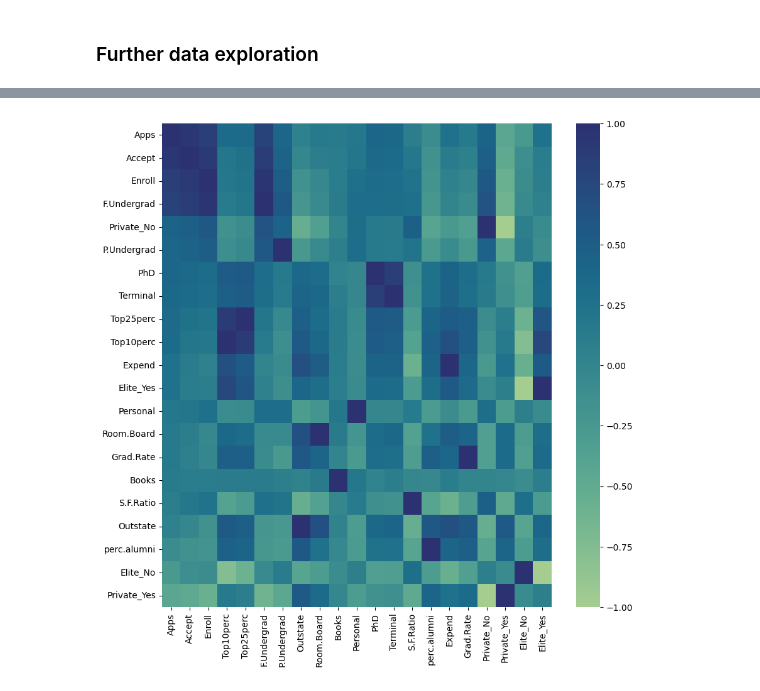
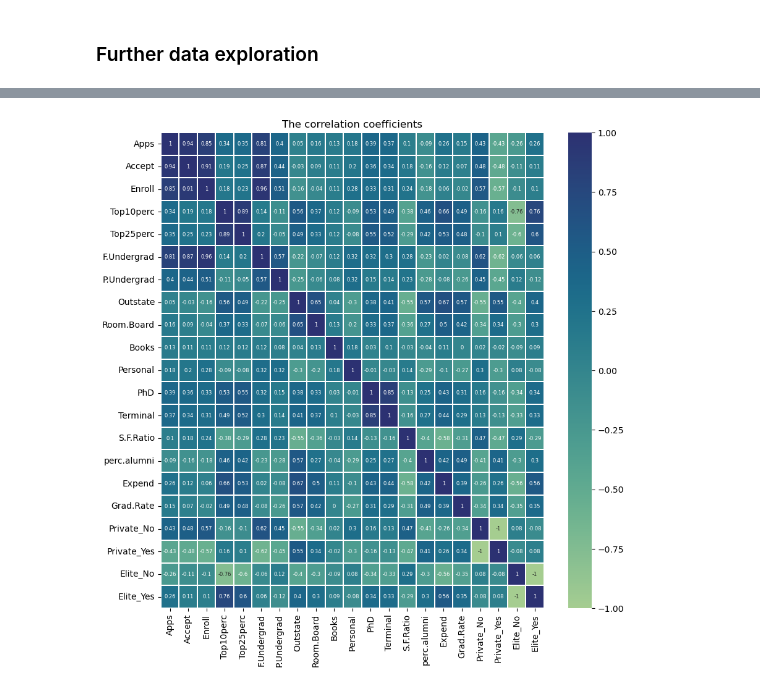
Before and after one commit to KatjaParak/Databehandling-Katsiaryna-Parakhnevich, a Jupyter notebook: Labs/Lab1.ipynb, the cells around one changed output, grey strips where cells are left out. Drawn from its saved outputs; the diff is of its cells as text; code cells hidden in the pictures.

```diff
--- a/Labs/Lab1.ipynb
+++ b/Labs/Lab1.ipynb
@@ -98,7 +98,7 @@ array([[<Axes: title={'center': 'Apps'}>,
 # %% [markdown]
 ### Further data exploration
 # %%
-college_corr = pd.get_dummies(college).corr().round(2).sort_values(by='Apps',ascending=False)
+college_corr = pd.get_dummies(college).corr().round(2)
 college_corr
 # %% [output]
 |  | Apps | Accept | Enroll | Top10perc | Top25perc | F.Undergrad | P.Undergrad | Outstate | Room.Board | ... |
@@ -122,7 +122,8 @@ college_corr
 # %%
 plt.figure(figsize=(10,10))
 corr_matrix = college_corr[college_corr.columns].astype(float)
-sns.heatmap(corr_matrix, cmap='crest')
+sns.heatmap(corr_matrix, cmap='crest',annot=True,annot_kws={'size':6},linewidths=.2)
+plt.title('The correlation coefficients')
 plt.show()
 # %% [output]
-[figure, old version]
+[figure, new version]
```
Also changed, not shown: parts of 3 cells of this notebook.
